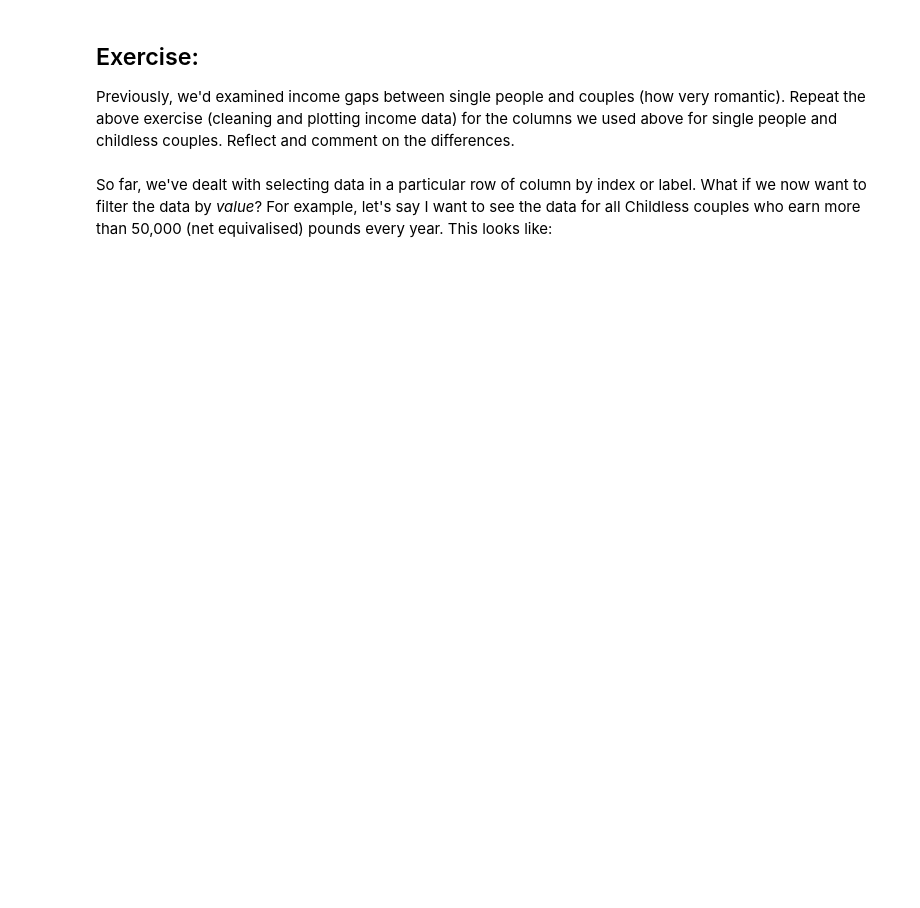
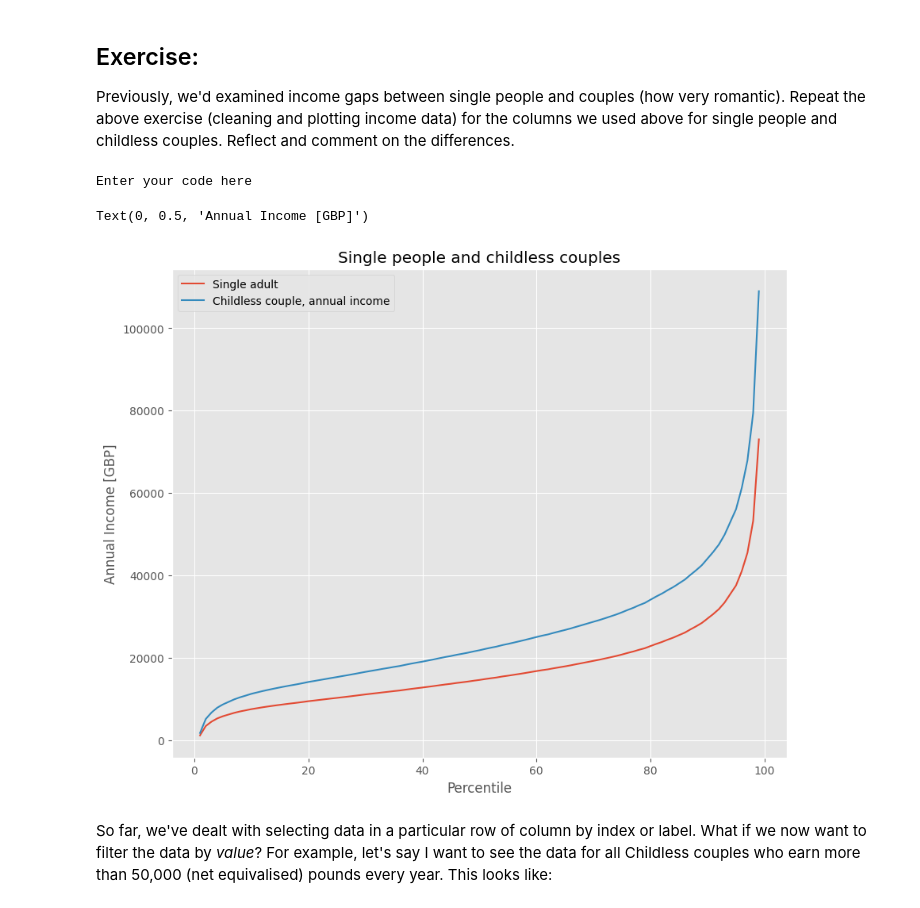
Before and after one commit to ChapmanLingHKU/QM2, a Jupyter notebook: notebooks/W02. Pandas.ipynb, the cells around one changed output. Saved outputs shown, nothing was run; the diff lists cells and outputs as text; code cells hidden in the pictures; blank space fills up the shorter version.

```diff
--- a/notebooks/W02. Pandas.ipynb
+++ b/notebooks/W02. Pandas.ipynb
@@ -312,0 +330,18 @@ Add your reflection here.
+# %%
+print("Enter your code here")
+clean2 = income[['Single adult', 'Childless couple, annual income']]
+clean2.head()
+clean2 = clean2.replace(',', '', regex=True)
+
+# In addition, missing values are sometimes written as '-', in order for Python to understand that it is just a missing numerical
+# value, all '-' need to be replaced with 'NaN'.
+clean2 = clean2.replace('-', 'NaN', regex=True).astype('float')
+clean2.head()
+clean2.plot()
+plt.title('Single people and childless couples')
+plt.xlabel('Percentile')
+plt.ylabel('Annual Income [GBP]')
+# %% [output]
+Enter your code here
+Text(0, 0.5, 'Annual Income [GBP]')
+[figure, added]
```
Also changed, not shown: parts of 10 cells of this notebook.
